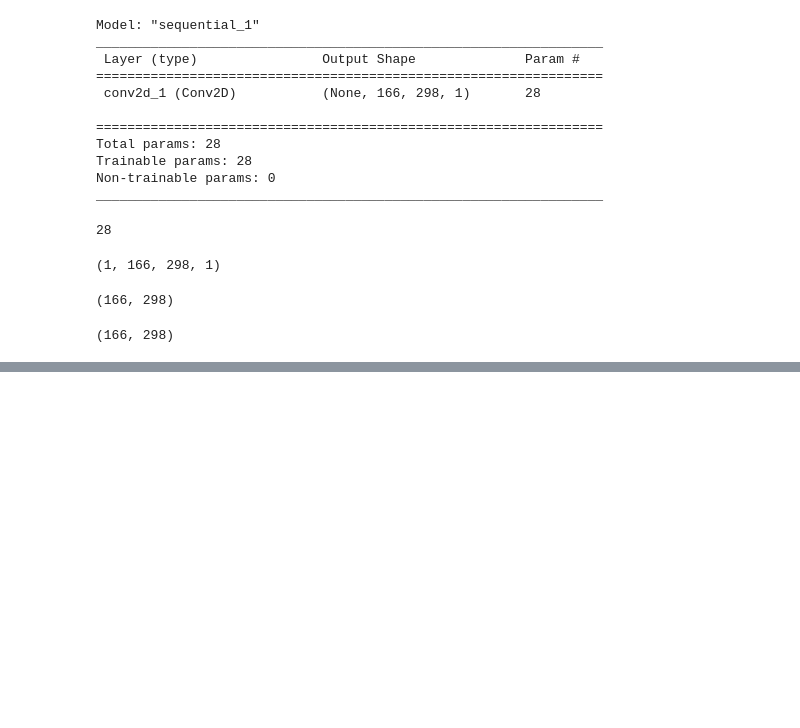
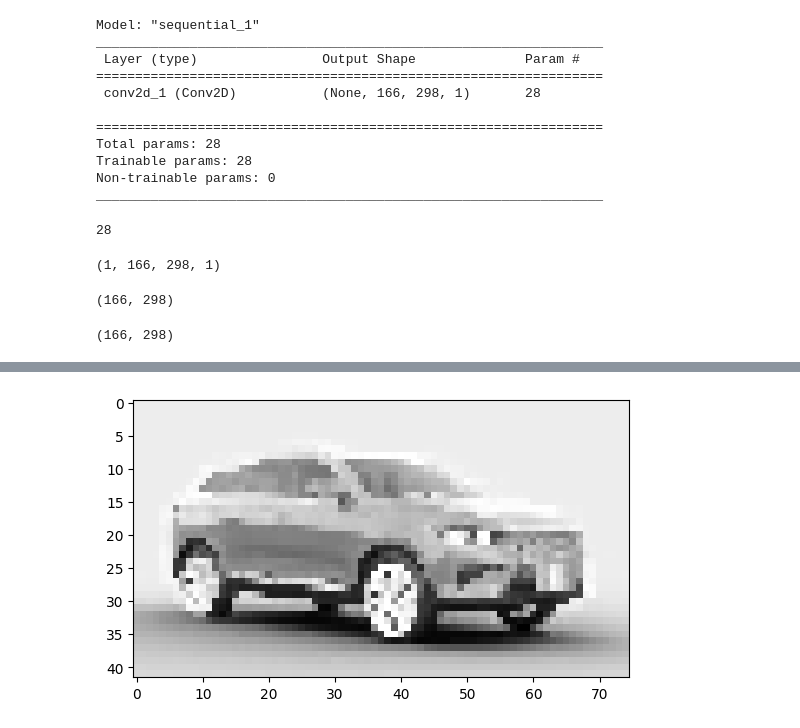
Before and after one commit to FazlullahBokhari/CNN, a Jupyter notebook: Conv and Pooling.ipynb, the cells around one changed output, grey strips where cells are left out. Cells and saved outputs as stored; diff of their text form; code cells hidden in the pictures; blank space fills up the shorter version.

```diff
--- a/Conv and Pooling.ipynb
+++ b/Conv and Pooling.ipynb
@@ -299,0 +363,3 @@ WARNING:tensorflow:5 out of the last 5 calls to <function Model.make_predict_fun
+# %%
+_, row, col, _ = result.shape
+reshape = tf.reshape(result, (row, col))
@@ -299,0 +371,4 @@ WARNING:tensorflow:5 out of the last 5 calls to <function Model.make_predict_fun
+# %%
+plot_pooling(result)
+# %% [output]
+[figure, added]
```
Also changed, not shown: parts of 14 cells of this notebook, 1 other file.
